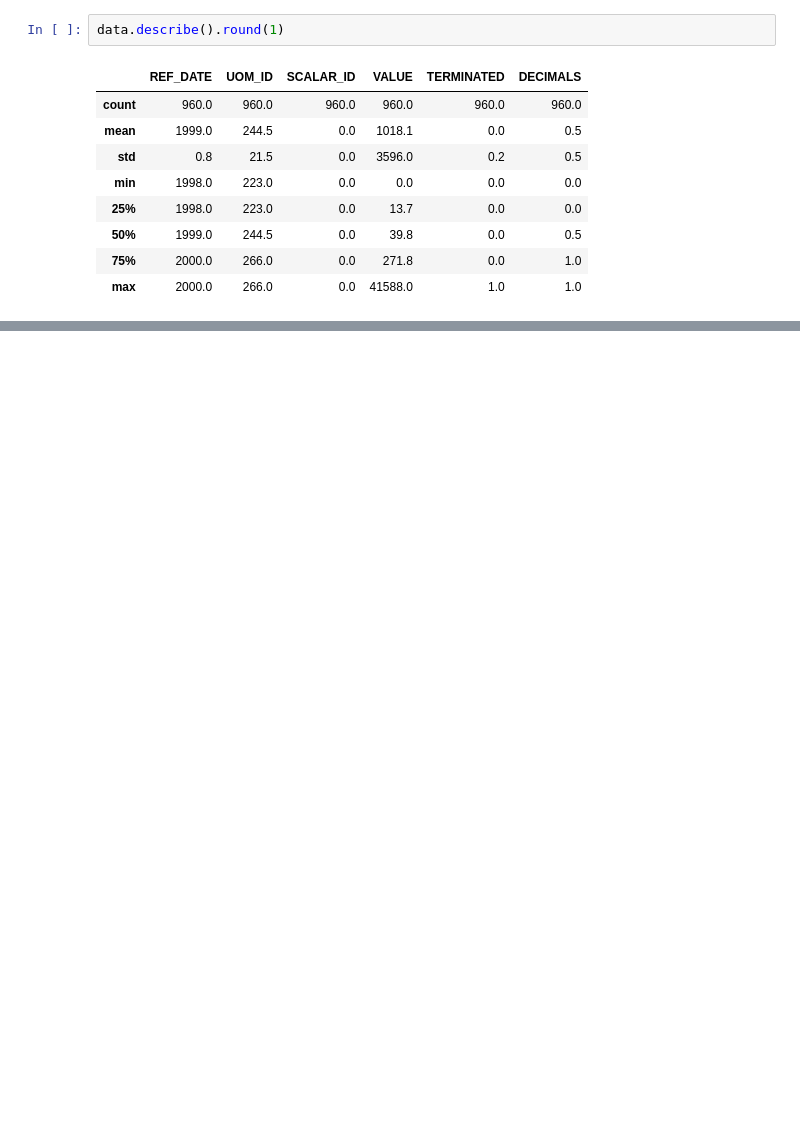
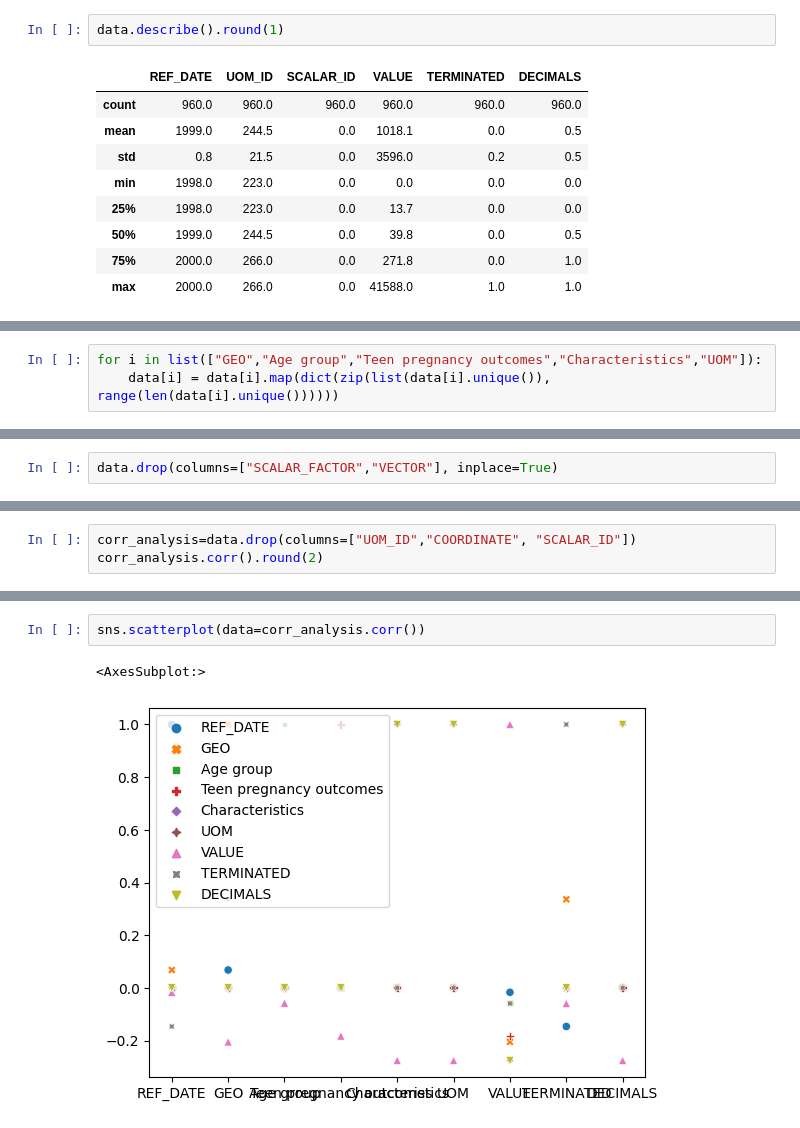
Before and after one commit to marycosta/canada-teen-pregnancies-prediction, a Jupyter notebook: data_analysis.ipynb, the cells around one changed output, grey strips where cells are left out. Drawn from its saved outputs; the diff is of its cells as text; blank space fills up the shorter version.

```diff
--- a/data_analysis.ipynb
+++ b/data_analysis.ipynb
@@ -56,0 +83,3 @@ data.describe().round(1)
+# %%
+for i in list(["GEO","Age group","Teen pregnancy outcomes","Characteristics","UOM"]):
+    data[i] = data[i].map(dict(zip(list(data[i].unique()), range(len(data[i].unique())))))
@@ -56,0 +91,2 @@ data.describe().round(1)
+# %%
+data.drop(columns=["SCALAR_FACTOR","VECTOR"], inplace=True)
@@ -56,0 +102,3 @@ data.describe().round(1)
+# %%
+corr_analysis=data.drop(columns=["UOM_ID","COORDINATE", "SCALAR_ID"])
+corr_analysis.corr().round(2)
@@ -56,0 +116,5 @@ data.describe().round(1)
+# %%
+sns.scatterplot(data=corr_analysis.corr())
+# %% [output]
+<AxesSubplot:>
+[figure, added]
```
Also changed, not shown: parts of 9 cells of this notebook.
